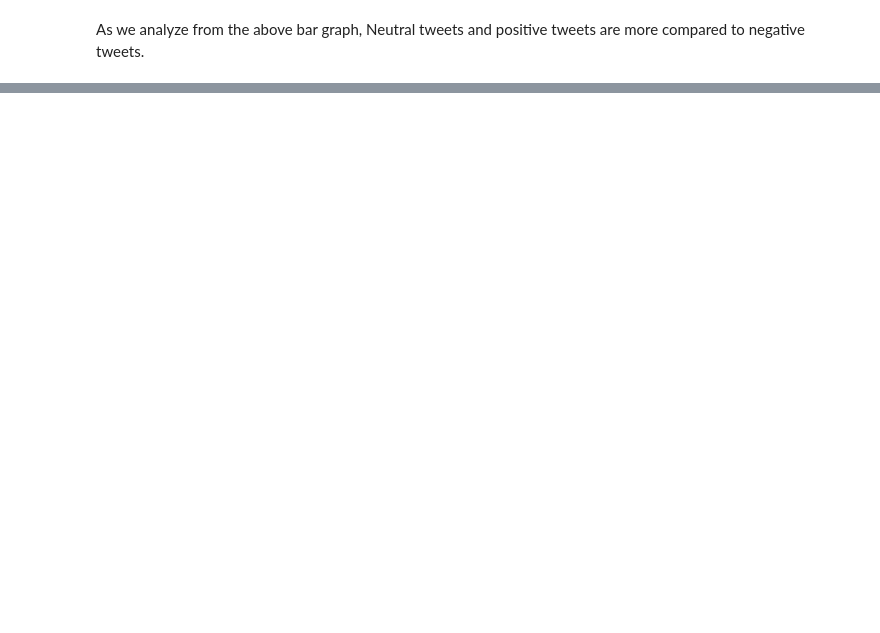
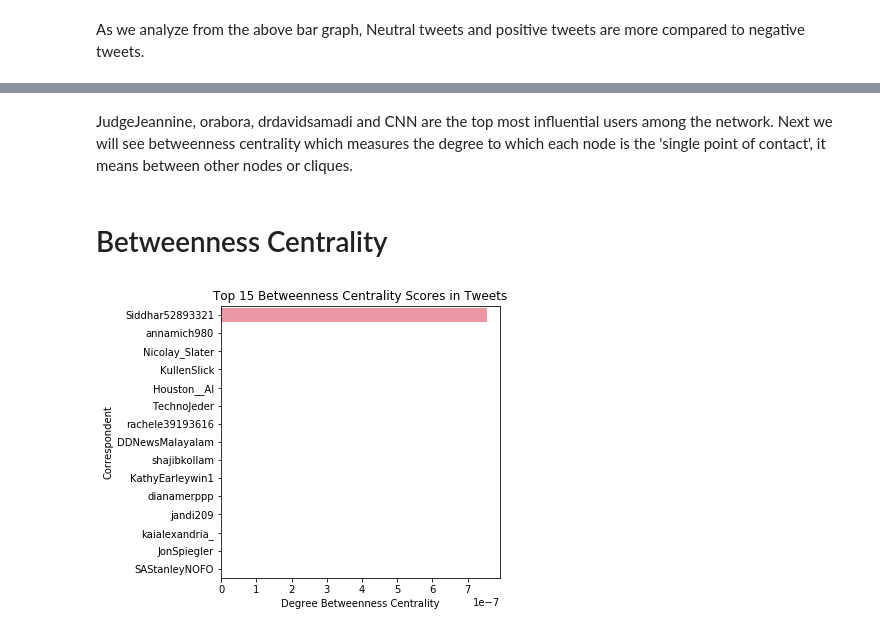
Before and after one commit to PriyaShaji/Data620-1, a Jupyter notebook: Final Project/Test Versions/Final_Project.ipynb, the cells around one changed output, grey strips where cells are left out. Drawn from its saved outputs; the diff is of its cells as text; code cells hidden in the pictures; blank space fills up the shorter version.

```diff
--- a/Final Project/Test Versions/Final_Project.ipynb
+++ b/Final Project/Test Versions/Final_Project.ipynb
@@ -362,0 +552,27 @@ As we analyze from the above bar graph, Neutral tweets and positive tweets are m
+# %% [markdown]
+JudgeJeannine, orabora, drdavidsamadi and CNN are the top most influential users among the network. Next we will see betweenness centrality which measures the degree to which each node is the 'single point of contact', it means between other nodes or cliques.
+# %% [markdown]
+# Betweenness Centrality
+# %%
+between = nx.betweenness_centrality(G_rt)
+name = []
+betweenness = []
+
+for key, value in between.items():
+    name.append(key)
+    betweenness.append(value)
+
+bet = pd.DataFrame()
+bet['name'] = name
+bet['betweenness'] = betweenness
+bet = bet.sort_values(by='betweenness', ascending=False)
+
+
+plt.figure(figsize=(5,5))
+_ = sns.barplot(x='betweenness', y='name', data=bet[:15], orient='h')
+_ = plt.xlabel('Degree Betweenness Centrality')
+_ = plt.ylabel('Correspondent')
+_ = plt.title('Top 15 Betweenness Centrality Scores in Tweets')
+plt.show()
+# %% [output]
+[figure, added]
```
Also changed, not shown: parts of 35 cells of this notebook.
